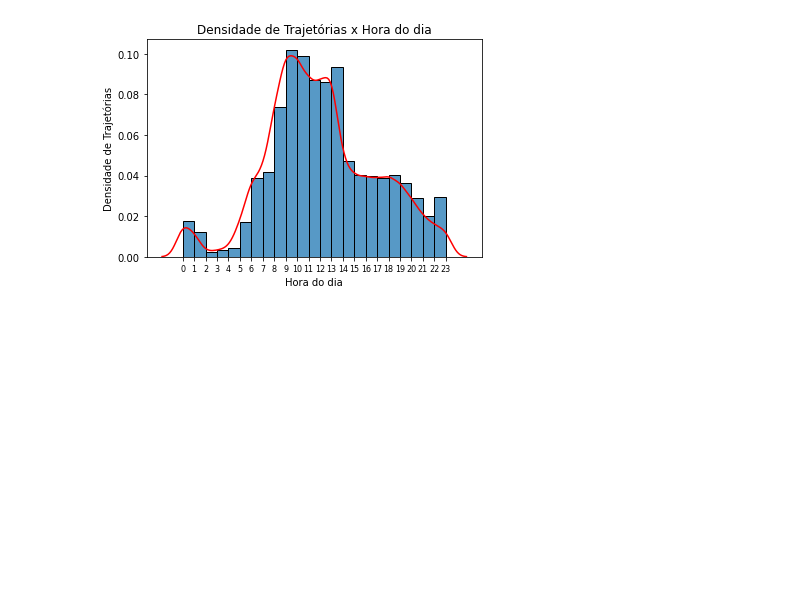
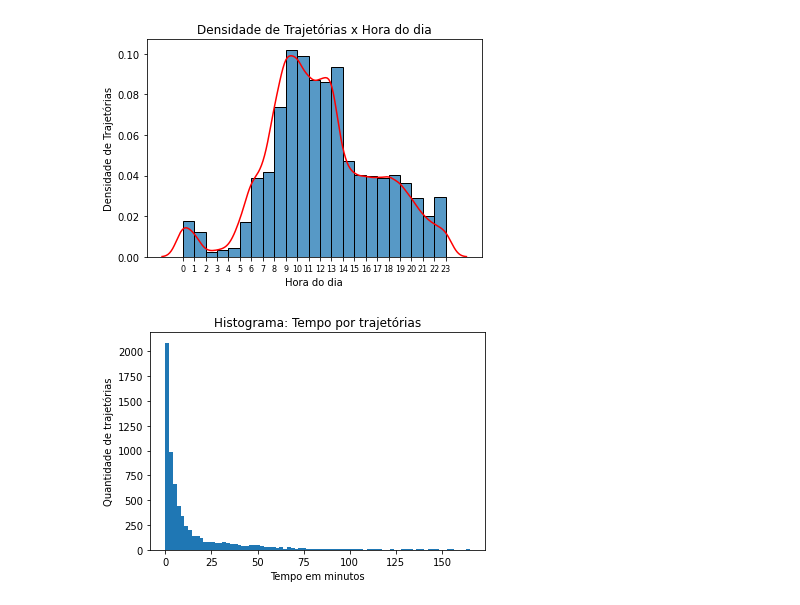
Before and after one commit to TulioNPL/Pesquisa, a Jupyter notebook: jupyter/main.ipynb, the cells around one changed output. Saved outputs shown, nothing was run; the diff lists cells and outputs as text; code cells hidden in the pictures; blank space fills up the shorter version.

Commit message:
Add: graphic ploting function for trajectiories length of time

```diff
--- a/jupyter/main.ipynb
+++ b/jupyter/main.ipynb
@@ -446,3 +447,30 @@ def densTrajPorHora():
 densTrajPorHora()
 # %% [output]
 [figure]
+# %%
+def histTempoPorTraj():
+    tempos = []
+
+    for key in keys:
+        ant = 0
+
+        for item in separator[key]:
+
+            # print('Inicial: ',ant,' | ','Final: ',item)
+            tempo = tempoDoisPontos(ant,item,pontos[key])
+            tempo = tempo.total_seconds()
+            tempos.append(tempo)
+            ant = item
+    tempos = [i/60 for i in tempos if i < 10000] # converte de segundos para minutos
+
+    plt.hist(tempos, bins=80)
+    plt.title('Histograma: Tempo por trajetórias')
+    plt.xlabel('Tempo em minutos')
+    plt.ylabel('Quantidade de trajetórias')
+    #plt.savefig(path+'/img/histTempPorTraj.png', dpi=100)
+    plt.show()
+
+
+histTempoPorTraj()
+# %% [output]
+[figure, added]
```
Also changed, not shown: parts of 3 cells of this notebook.
